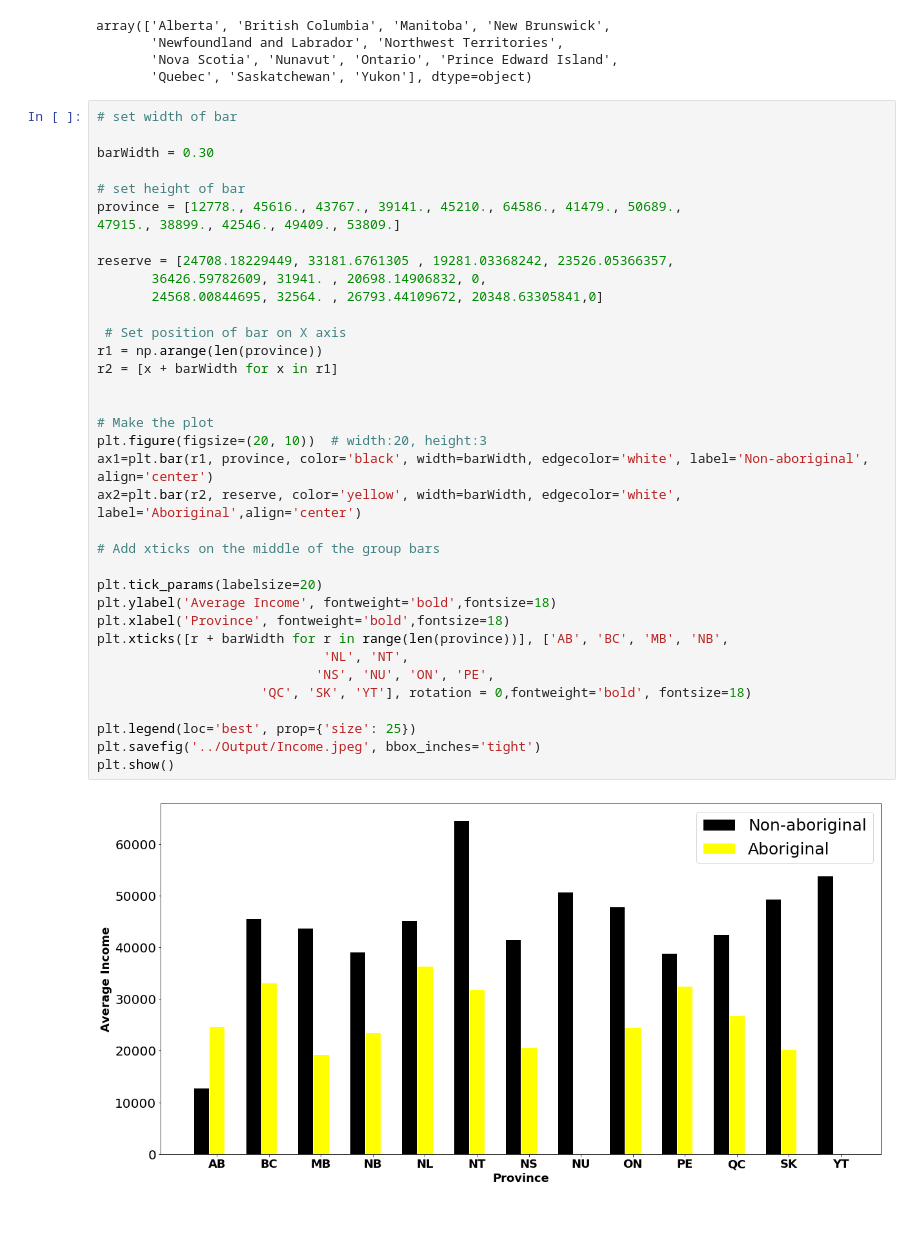
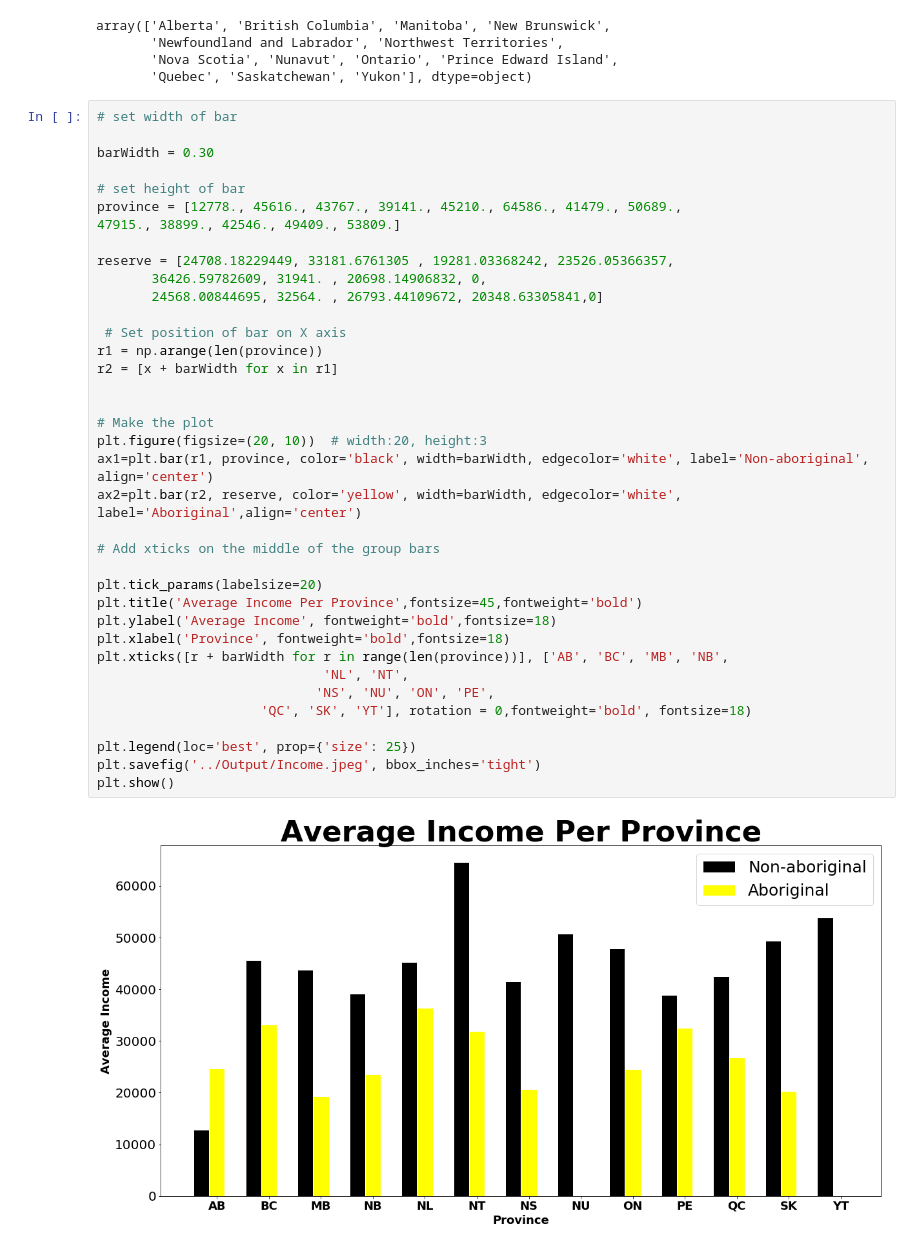
Before and after one commit to elsantonato/07-Project-1, a Jupyter notebook: Input/Aboriginal Income.ipynb, the cells around one changed output. Cells and saved outputs as stored; diff of their text form; blank space fills up the shorter version.

```diff
--- a/Input/Aboriginal Income.ipynb
+++ b/Input/Aboriginal Income.ipynb
@@ -98,31 +98,32 @@ province = [12778., 45616., 43767., 39141., 45210., 64586., 41479., 50689.,
 47915., 38899., 42546., 49409., 53809.]
 
 reserve = [24708.18229449, 33181.6761305 , 19281.03368242, 23526.05366357,
        36426.59782609, 31941. , 20698.14906832, 0,
        24568.00844695, 32564. , 26793.44109672, 20348.63305841,0]
 
  # Set position of bar on X axis
 r1 = np.arange(len(province))
 r2 = [x + barWidth for x in r1]
 
 
 # Make the plot
 plt.figure(figsize=(20, 10))  # width:20, height:3
 ax1=plt.bar(r1, province, color='black', width=barWidth, edgecolor='white', label='Non-aboriginal', align='center')
 ax2=plt.bar(r2, reserve, color='yellow', width=barWidth, edgecolor='white', label='Aboriginal',align='center')
 
 # Add xticks on the middle of the group bars
 
 plt.tick_params(labelsize=20)
+plt.title('Average Income Per Province',fontsize=45,fontweight='bold')
 plt.ylabel('Average Income', fontweight='bold',fontsize=18)
 plt.xlabel('Province', fontweight='bold',fontsize=18)
 plt.xticks([r + barWidth for r in range(len(province))], ['AB', 'BC', 'MB', 'NB',
                              'NL', 'NT',
                             'NS', 'NU', 'ON', 'PE',
                      'QC', 'SK', 'YT'], rotation = 0,fontweight='bold', fontsize=18)
 
 plt.legend(loc='best', prop={'size': 25})
 plt.savefig('../Output/Income.jpeg', bbox_inches='tight')
 plt.show()
 # %% [output]
-[figure, old version]
+[figure, new version]
```
Also changed, not shown: 1 other file.
